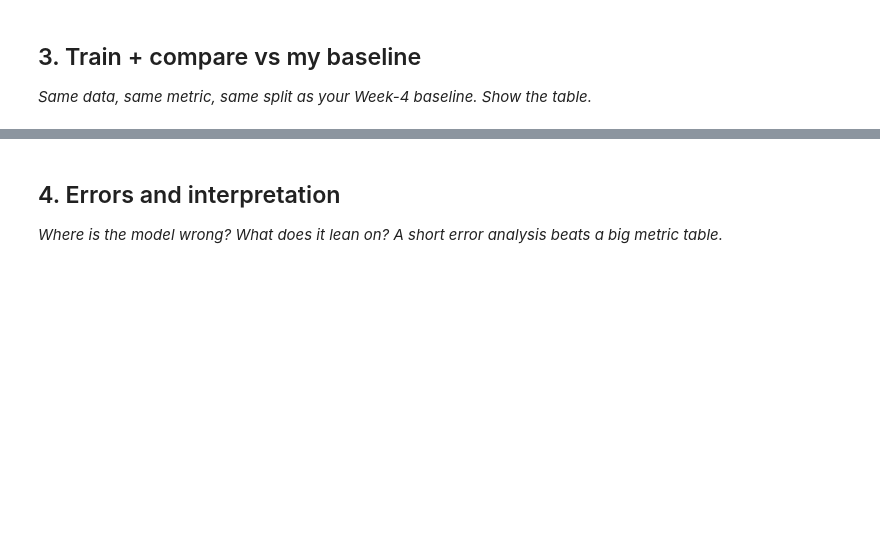
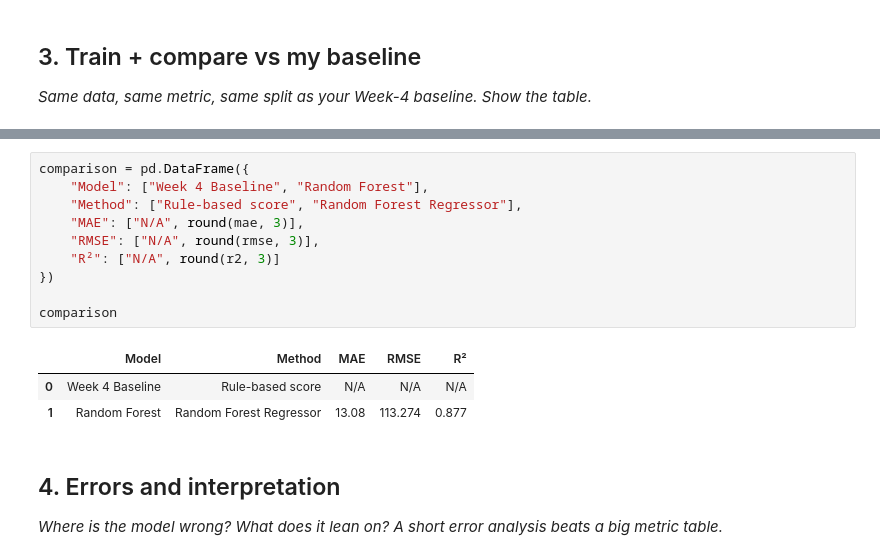
Before and after one commit to Omesh-kumar/flyrank-ml-internship, a Jupyter notebook: work/notebooks/w05_model.ipynb, the cells around one changed output, grey strips where cells are left out. Saved outputs shown, nothing was run; the diff lists cells and outputs as text; blank space fills up the shorter version.

```diff
--- a/work/notebooks/w05_model.ipynb
+++ b/work/notebooks/w05_model.ipynb
@@ -21,3 +151,17 @@ This skeleton is yours to fill. Work the sections **in order** — each one has
+# %%
+comparison = pd.DataFrame({
+    "Model": ["Week 4 Baseline", "Random Forest"],
+    "Method": ["Rule-based score", "Random Forest Regressor"],
+    "MAE": ["N/A", round(mae, 3)],
+    "RMSE": ["N/A", round(rmse, 3)],
+    "R²": ["N/A", round(r2, 3)]
+})
+
+comparison
+# %% [output]
+|  | Model | Method | MAE | RMSE | R² |
+| 0 | Week 4 Baseline | Rule-based score | N/A | N/A | N/A |
+| 1 | Random Forest | Random Forest Regressor | 13.08 | 113.274 | 0.877 |
 # %% [markdown]
 ## 4. Errors and interpretation
 
```
Also changed, not shown: parts of 17 cells of this notebook.
